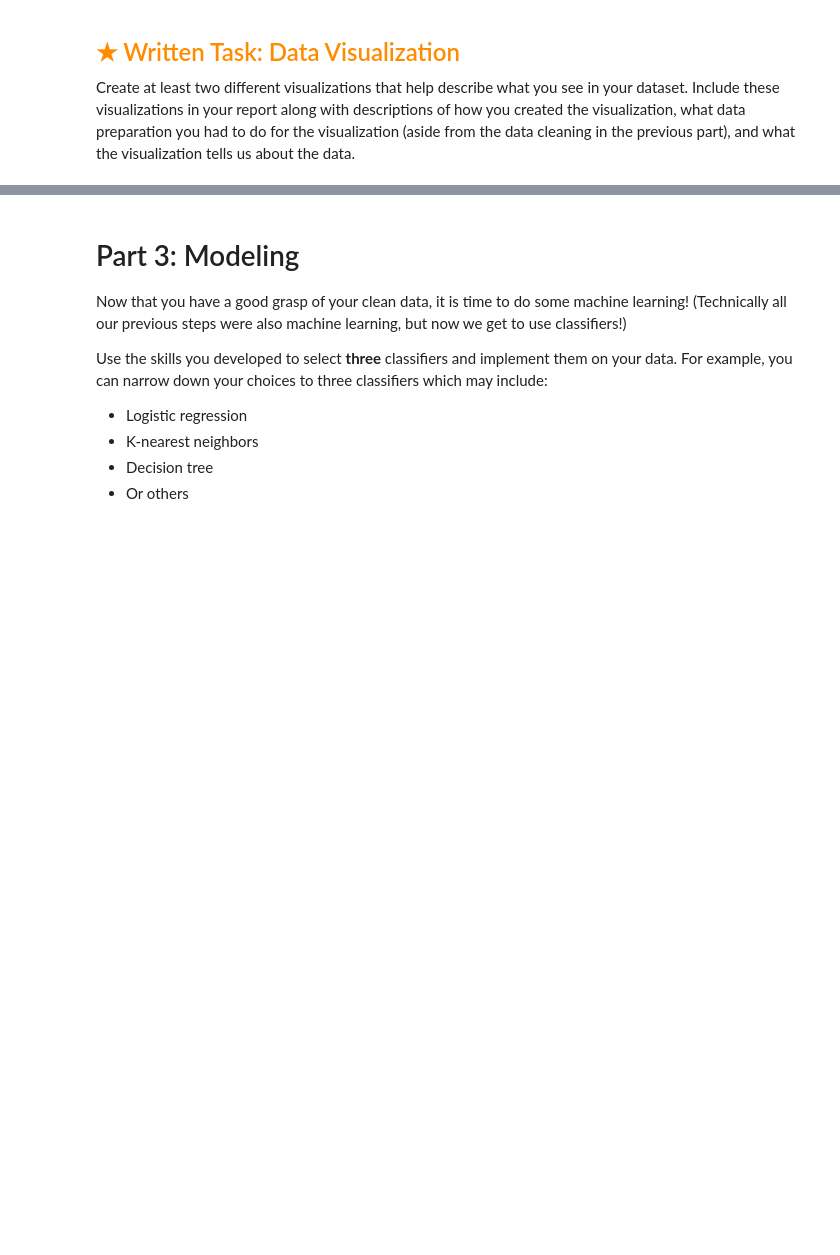
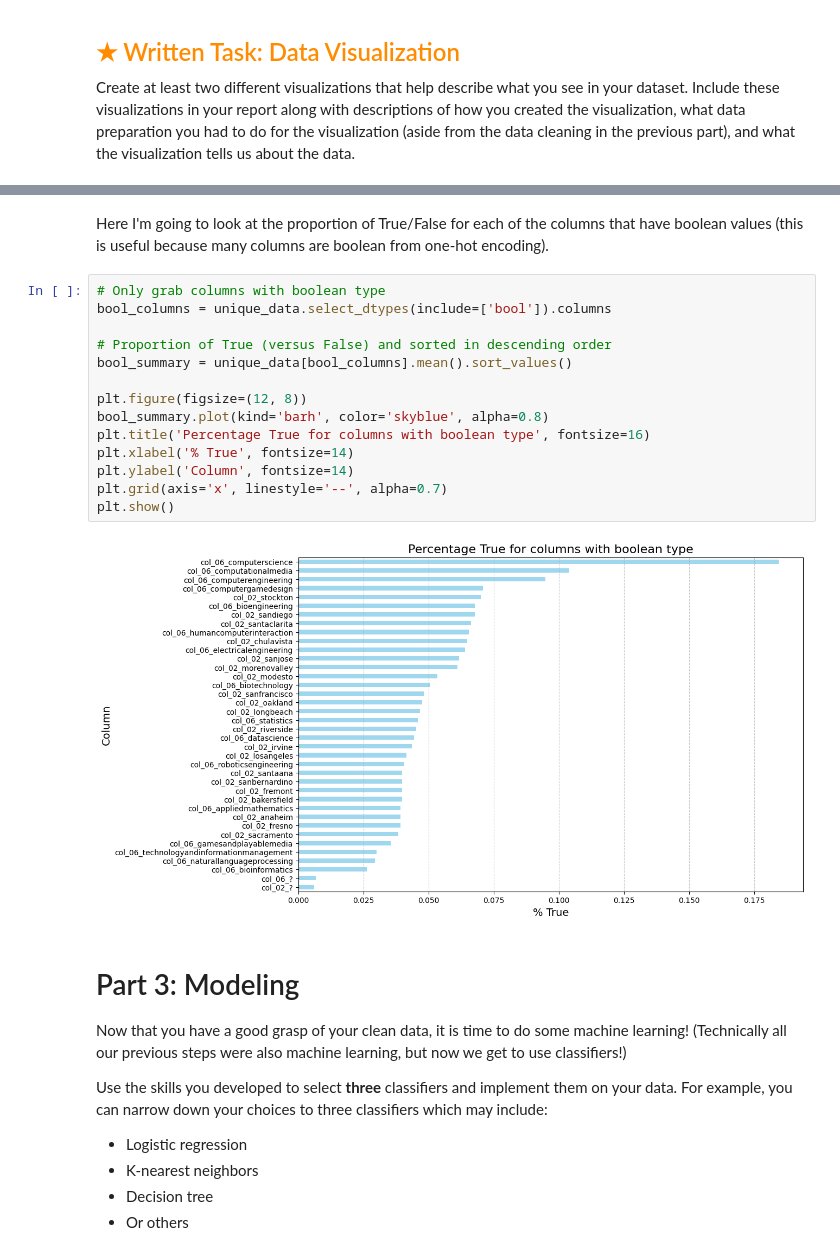
Before and after one commit to IJustWantAJob/CSE40-HW5, a Jupyter notebook: assignment.ipynb, the cells around one changed output, grey strips where cells are left out. Drawn from its saved outputs; the diff is of its cells as text; blank space fills up the shorter version.

```diff
--- a/assignment.ipynb
+++ b/assignment.ipynb
@@ -268,3 +503,21 @@ and what the visualization tells us about the data.
+# %% [markdown]
+Here I'm going to look at the proportion of True/False for each of the columns that have boolean values (this is useful because many columns are boolean from one-hot encoding).
+# %%
+# Only grab columns with boolean type
+bool_columns = unique_data.select_dtypes(include=['bool']).columns
+
+# Proportion of True (versus False) and sorted in descending order
+bool_summary = unique_data[bool_columns].mean().sort_values()
+
+plt.figure(figsize=(12, 8))
+bool_summary.plot(kind='barh', color='skyblue', alpha=0.8)
+plt.title('Percentage True for columns with boolean type', fontsize=16)
+plt.xlabel('% True', fontsize=14)
+plt.ylabel('Column', fontsize=14)
+plt.grid(axis='x', linestyle='--', alpha=0.7)
+plt.show()
+# %% [output]
+[figure, added]
 # %% [markdown]
 # Part 3: Modeling
 
```
Also changed, not shown: parts of 22 cells of this notebook.
